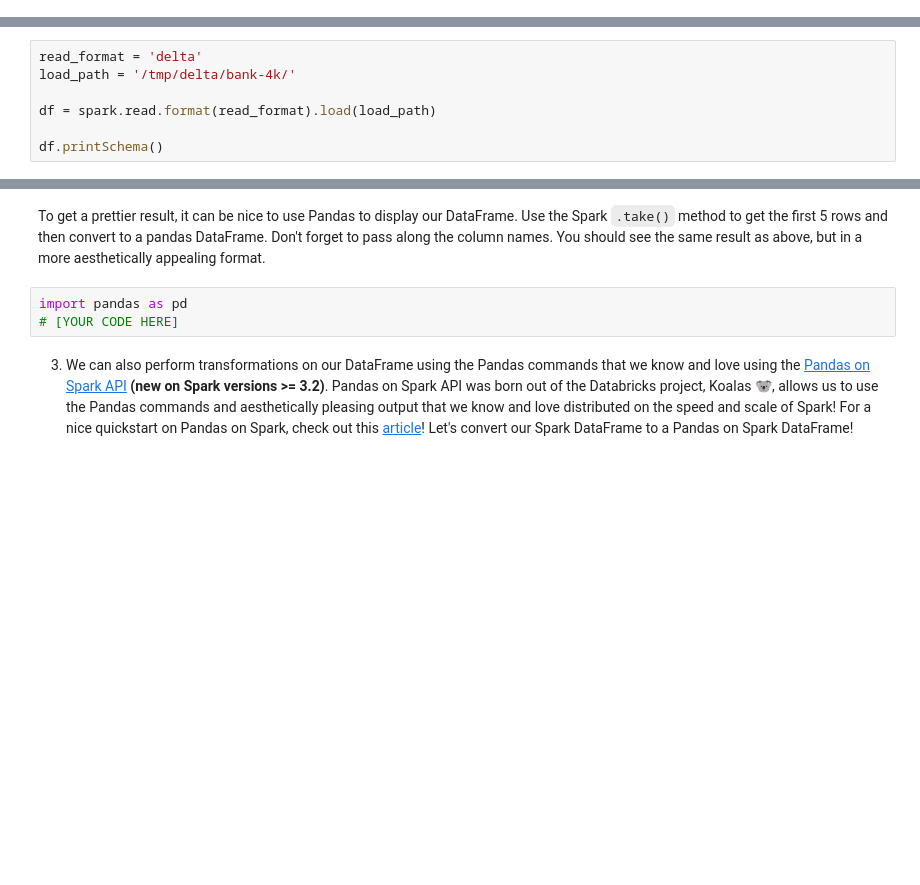
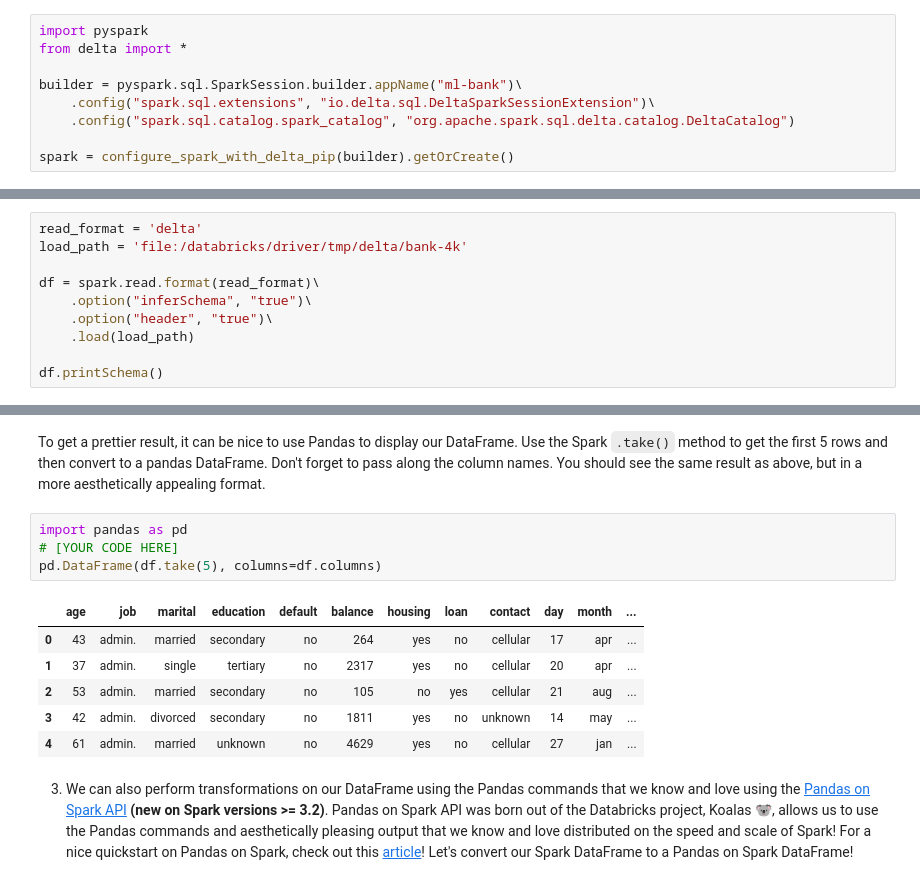
Before and after one commit to MonuSingh16/mle-work, a Jupyter notebook: assignments/week-05-big-data/nb/subscription-prediction.ipynb, the cells around one changed output, grey strips where cells are left out. Saved outputs shown, nothing was run; the diff lists cells and outputs as text; blank space fills up the shorter version.

```diff
--- a/assignments/week-05-big-data/nb/subscription-prediction.ipynb
+++ b/assignments/week-05-big-data/nb/subscription-prediction.ipynb
@@ -59,6 +118,15 @@ builder = pyspark.sql.SparkSession.builder.appName("ml-bank") \
   .config("spark.sql.catalog.spark_catalog", "org.apache.spark.sql.delta.catalog.DeltaCatalog")
 
 spark = configure_spark_with_delta_pip(builder).getOrCreate()
+# %%
+import pyspark
+from delta import *
+
+builder = pyspark.sql.SparkSession.builder.appName("ml-bank")\
+    .config("spark.sql.extensions", "io.delta.sql.DeltaSparkSessionExtension")\
+    .config("spark.sql.catalog.spark_catalog", "org.apache.spark.sql.delta.catalog.DeltaCatalog")
+
+spark = configure_spark_with_delta_pip(builder).getOrCreate()
 # %% [markdown]
 5. We define output formats and paths, you need to complete code to load the data from its source (since the delimiter of the file is semicolon, use [`spark.read.csv`](https://spark.apache.org/docs/latest/sql-data-sources-csv.html) that provides more flexibility) and write the data to its target (hint: [Create a table](https://docs.databricks.com/delta/delta-batch.html)).
 
@@ -108,7 +275,10 @@ We will use the direct marketing campaigns (phone calls) of a Portuguese banking
 # %%
 read_format = 'delta'
-load_path = '/tmp/delta/bank-4k/'
+load_path = 'file:/databricks/driver/tmp/delta/bank-4k'
 
-df = spark.read.format(read_format).load(load_path)
+df = spark.read.format(read_format)\
+    .option("inferSchema", "true")\
+    .option("header", "true")\
+    .load(load_path)
 
 df.printSchema()
@@ -127,6 +328,14 @@ To get a prettier result, it can be nice to use Pandas to display our DataFrame.
 # %%
 import pandas as pd
 # [YOUR CODE HERE]
+pd.DataFrame(df.take(5), columns=df.columns)
+# %% [output]
+|  | age | job | marital | education | default | balance | housing | loan | contact | day | month | ... |
+| 0 | 43 | admin. | married | secondary | no | 264 | yes | no | cellular | 17 | apr | ... |
+| 1 | 37 | admin. | single | tertiary | no | 2317 | yes | no | cellular | 20 | apr | ... |
+| 2 | 53 | admin. | married | secondary | no | 105 | no | yes | cellular | 21 | aug | ... |
+| 3 | 42 | admin. | divorced | secondary | no | 1811 | yes | no | unknown | 14 | may | ... |
+| 4 | 61 | admin. | married | unknown | no | 4629 | yes | no | cellular | 27 | jan | ... |
 # %% [markdown]
 3. We can also perform transformations on our DataFrame using the Pandas commands that we know and love using the [Pandas on Spark API](https://spark.apache.org/docs/latest/api/python/user_guide/pandas_on_spark/index.html) **(new on Spark versions >= 3.2)**.  Pandas on Spark API was born out of the Databricks project, Koalas 🐨, allows us to use the Pandas commands and aesthetically pleasing output that we know and love distributed on the speed and scale of Spark!  For a nice quickstart on Pandas on Spark, check out this [article](https://towardsdatascience.com/run-pandas-as-fast-as-spark-f5eefe780c45)!  Let's convert our Spark DataFrame to a Pandas on Spark DataFrame!
 # %%
```
Also changed, not shown: parts of 43 cells of this notebook, 6 other files.
